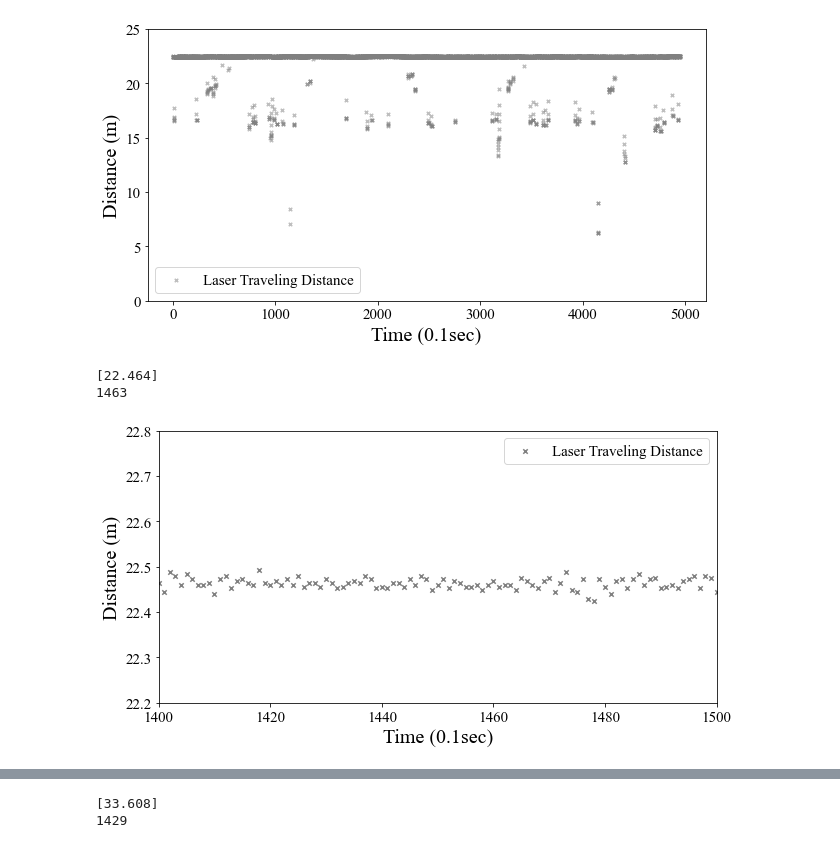
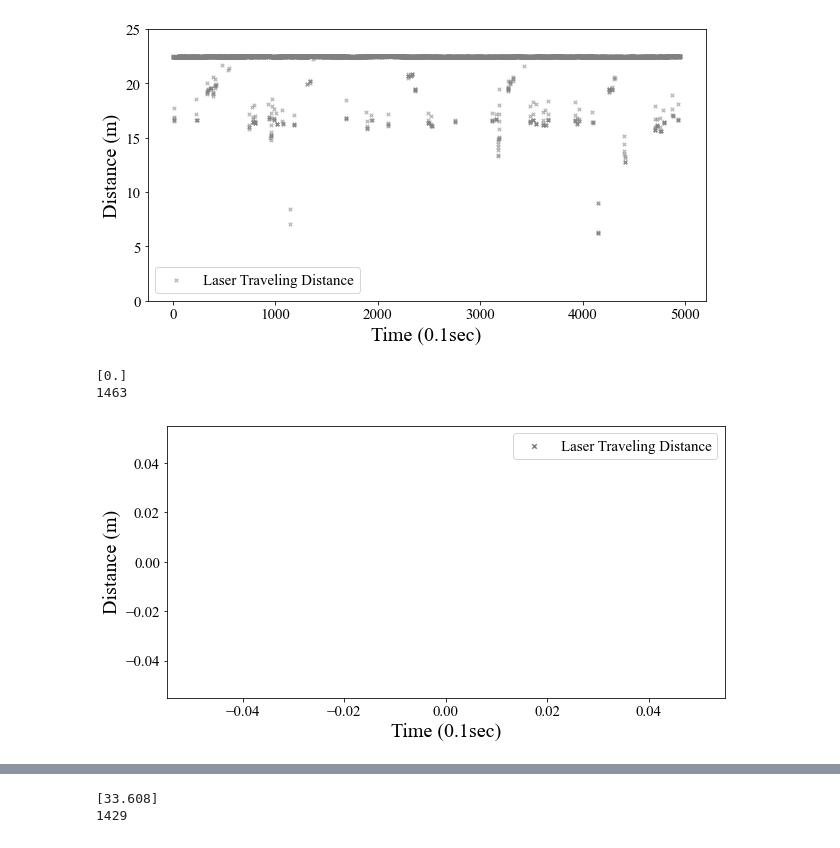
Before and after one commit to jksdbks123/Lidar-Tracker, a Jupyter notebook: LiDAR_Tracker_Project_v3.0/Paper.ipynb, the cells around one changed output, grey strips where cells are left out. Drawn from its saved outputs; the diff is of its cells as text; code cells hidden in the pictures.

```diff
--- a/LiDAR_Tracker_Project_v3.0/Paper.ipynb
+++ b/LiDAR_Tracker_Project_v3.0/Paper.ipynb
@@ -74,25 +69,35 @@ plt.show()
 [22.464]
 1463
 [figure]
+# %%
+theta_raw = np.array([[-25,1.4],[-1,-4.2],[-1.667,1.4],[-15.639,-1.4],
+                            [-11.31,1.4],[0,-1.4],[-0.667,4.2],[-8.843,-1.4],
+                            [-7.254,1.4],[0.333,-4.2],[-0.333,1.4],[-6.148,-1.4],
+                            [-5.333,4.2],[1.333,-1.4],[0.667,4.2],[-4,-1.4],
+                            [-4.667,1.4],[1.667,-4.2],[1,1.4],[-3.667,-4.2],
+                            [-3.333,4.2],[3.333,-1.4],[2.333,1.4],[-2.667,-1.4],
+                            [-3,1.4],[7,-1.4],[4.667,1.4],[-2.333,-4.2],
+                            [-2,4.2],[15,-1.4],[10.333,1.4],[-1.333,-1.4]
+                            ])[:,0]
 # %%
-laser_id = theta_raw[12] == theta
+laser_id = theta_raw[28] == theta
 azimuth_channel = int(np.around((28661/100)/0.2)) + 30
 print(aggregated_map[-4,laser_id,azimuth_channel])
 print(azimuth_channel)
 temp = aggregated_map[:,laser_id,azimuth_channel].copy()
 temp = temp[temp != 0]
 plt.figure(figsize=(10,5))
 plt.scatter(np.arange(len(temp)),temp,s = 20, marker = 'x', label = "Laser Traveling Distance", c = 'gray')
 plt.legend(fontsize = 15)
 plt.yticks(fontsize = 15)
 plt.xticks(fontsize = 15)
 plt.ylabel('Distance (m)',fontsize = 20)
 plt.xlabel('Time (0.1sec)',fontsize = 20)
-plt.ylim(22.2,22.8)
-plt.xlim(1400,1500)
-plt.savefig(r'C:\Users\zhChe\OneDrive - nevada.unr.edu\ITSmanuscript\Figs\Picture6.tif', dpi = 600)
+# plt.ylim(22.2,22.8)
+# plt.xlim(1400,1500)
+# plt.savefig(r'C:\Users\zhChe\OneDrive - nevada.unr.edu\ITSmanuscript\Figs\Picture6.tif', dpi = 600)
 plt.show()
 # %% [output]
-[22.464]
+[0.]
 1463
-[figure, old version]
+[figure, new version]
```
Also changed, not shown: parts of 15 cells of this notebook, 4 other files.
